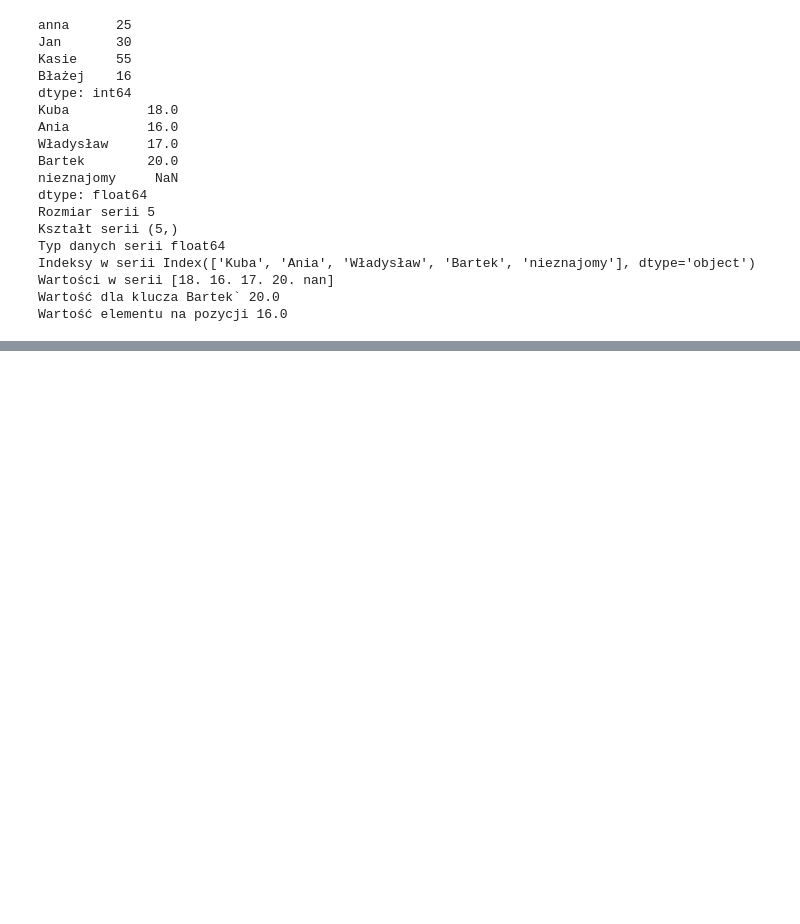
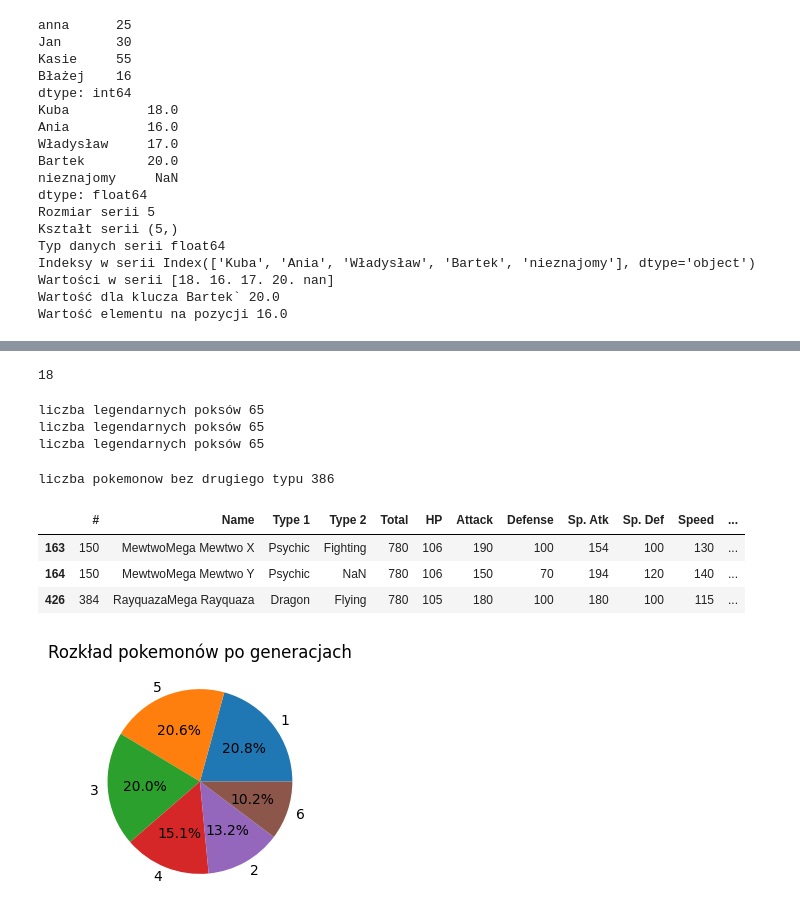
Before and after one commit to wavymejti/KursAI1, a Jupyter notebook: pandas.ipynb, the cells around one changed output, grey strips where cells are left out. Drawn from its saved outputs; the diff is of its cells as text; code cells hidden in the pictures; blank space fills up the shorter version.

```diff
--- a/pandas.ipynb
+++ b/pandas.ipynb
@@ -47,0 +80,4 @@ Wartość elementu na pozycji 16.0
+# %%
+#1 wczytanie pliku i wyswietlenie 10 pierwszych rekordów
+df = pd.read_csv('Pokemon.csv')
+df.head(10)
@@ -47,0 +96,39 @@ Wartość elementu na pozycji 16.0
+# %%
+#wyswietlenie liczby unikalnych typow 1 pokemonow
+df['Type 1'].nunique()
+# %% [output]
+18
+# %%
+# policz ile pokomenow jest legendarnych
+print(f'liczba legendarnych poksów {df['Legendary'].sum()}')
+
+print(f'liczba legendarnych poksów {df['Legendary'].value_counts()[True]}')
+
+print(f'liczba legendarnych poksów {len(df[df['Legendary'] == True])}')
+# %% [output]
+liczba legendarnych poksów 65
+liczba legendarnych poksów 65
+liczba legendarnych poksów 65
+# %%
+#sprawdz ile pokemonow nie ma drugiego typu
+print(f'liczba pokemonow bez drugiego typu {len(df[df["Type 2"].isnull()])}')
+# %% [output]
+liczba pokemonow bez drugiego typu 386
+# %%
+#znajdz poksy z najwyzsza wartoscia Total
+df[df['Total'] == df['Total'].max()]
+# %% [output]
+|  | # | Name | Type 1 | Type 2 | Total | HP | Attack | Defense | Sp. Atk | Sp. Def | Speed | ... |
+| 163 | 150 | MewtwoMega Mewtwo X | Psychic | Fighting | 780 | 106 | 190 | 100 | 154 | 100 | 130 | ... |
+| 164 | 150 | MewtwoMega Mewtwo Y | Psychic | NaN | 780 | 106 | 150 | 70 | 194 | 120 | 140 | ... |
+| 426 | 384 | RayquazaMega Rayquaza | Dragon | Flying | 780 | 105 | 180 | 100 | 180 | 100 | 115 | ... |
+# %%
+#zlicz pokemony z kazdej generacji i narysuj wykres kolowy prezentujacy ich liczbe
+import matplotlib.pyplot as plt
+generation_Counts = df['Generation'].value_counts()
+plt.figure(figsize=(3,3))
+plt.pie(generation_Counts, labels=generation_Counts.index, autopct='%1.1f%%')
+plt.title('Rozkład pokemonów po generacjach')
+plt.show()
+# %% [output]
+[figure, added]
```
Also changed, not shown: parts of 6 cells of this notebook.
